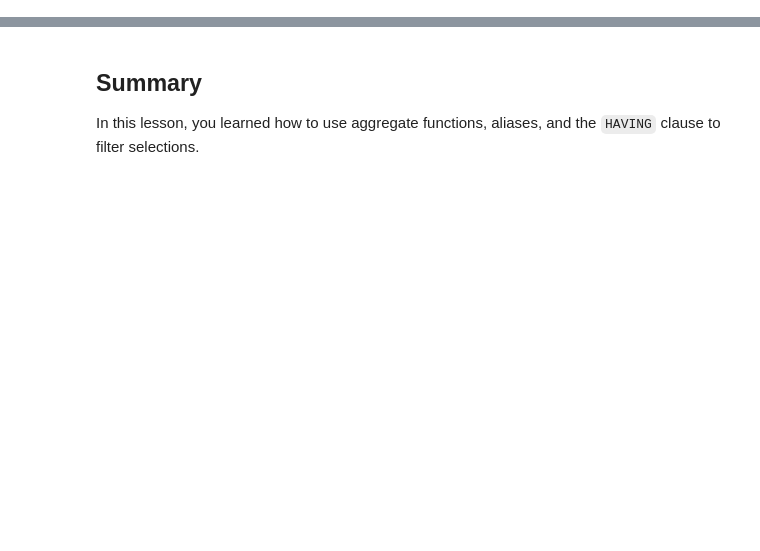
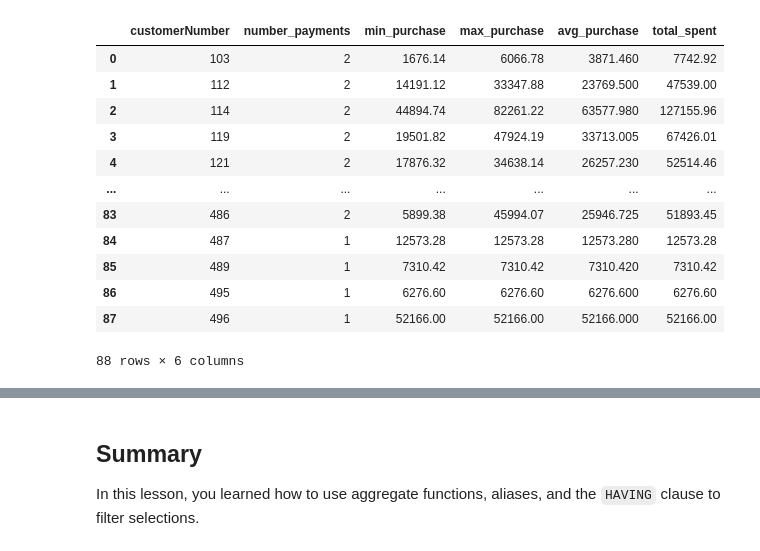
Before and after one commit to learn-co-curriculum/dsc-grouping-data-with-sql, a Jupyter notebook: index.ipynb, the cells around one changed output, grey strips where cells are left out. Cells and saved outputs as stored; diff of their text form; code cells hidden in the pictures; blank space fills up the shorter version.

```diff
--- a/index.ipynb
+++ b/index.ipynb
@@ -164,0 +180,29 @@ df.head()
+# %%
+q = """
+SELECT
+    customerNumber,
+    COUNT(*) AS number_payments,
+    MIN(amount) AS min_purchase,
+    MAX(amount) AS max_purchase,
+    AVG(amount) AS avg_purchase,
+    SUM(amount) AS total_spent
+FROM payments
+WHERE strftime('%Y', paymentDate) = '2004'
+GROUP BY customerNumber
+;
+"""
+pd.read_sql(q, conn)
+# %% [output]
+|  | customerNumber | number_payments | min_purchase | max_purchase | avg_purchase | total_spent |
+| 0 | 103 | 2 | 1676.14 | 6066.78 | 3871.460 | 7742.92 |
+| 1 | 112 | 2 | 14191.12 | 33347.88 | 23769.500 | 47539.00 |
+| 2 | 114 | 2 | 44894.74 | 82261.22 | 63577.980 | 127155.96 |
+| 3 | 119 | 2 | 19501.82 | 47924.19 | 33713.005 | 67426.01 |
+| 4 | 121 | 2 | 17876.32 | 34638.14 | 26257.230 | 52514.46 |
+| ... | ... | ... | ... | ... | ... | ... |
+| 83 | 486 | 2 | 5899.38 | 45994.07 | 25946.725 | 51893.45 |
+| 84 | 487 | 1 | 12573.28 | 12573.28 | 12573.280 | 12573.28 |
+| 85 | 489 | 1 | 7310.42 | 7310.42 | 7310.420 | 7310.42 |
+| 86 | 495 | 1 | 6276.60 | 6276.60 | 6276.600 | 6276.60 |
+| 87 | 496 | 1 | 52166.00 | 52166.00 | 52166.000 | 52166.00 |
+88 rows × 6 columns
```
Also changed, not shown: parts of 39 cells of this notebook, 1 other file.
